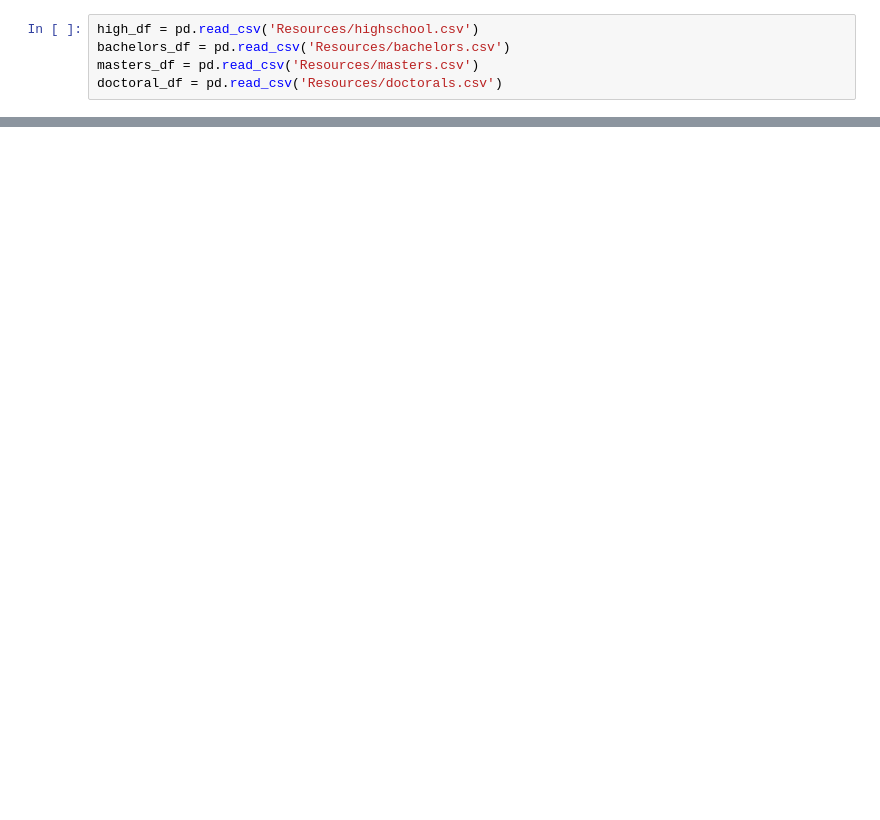
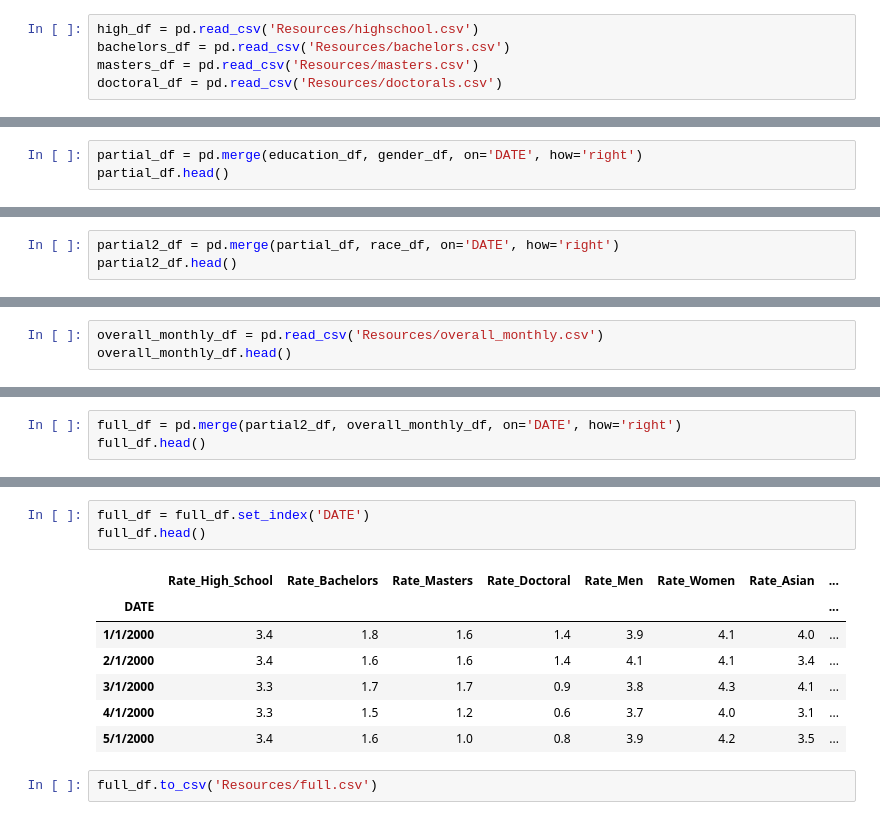
Before and after one commit to echoqshen/Final_project, a Jupyter notebook: CleaningDataAW.ipynb, the cells around one changed output, grey strips where cells are left out. Cells and saved outputs as stored; diff of their text form; blank space fills up the shorter version.

```diff
--- a/CleaningDataAW.ipynb
+++ b/CleaningDataAW.ipynb
@@ -91,0 +92,3 @@ education_df.to_csv('Resources/education.csv')
+# %%
+partial_df = pd.merge(education_df, gender_df, on='DATE', how='right')
+partial_df.head()
@@ -91,0 +102,3 @@ education_df.to_csv('Resources/education.csv')
+# %%
+partial2_df = pd.merge(partial_df, race_df, on='DATE', how='right')
+partial2_df.head()
@@ -91,0 +112,3 @@ education_df.to_csv('Resources/education.csv')
+# %%
+overall_monthly_df = pd.read_csv('Resources/overall_monthly.csv')
+overall_monthly_df.head()
@@ -91,0 +122,3 @@ education_df.to_csv('Resources/education.csv')
+# %%
+full_df = pd.merge(partial2_df, overall_monthly_df, on='DATE', how='right')
+full_df.head()
@@ -91,0 +132,13 @@ education_df.to_csv('Resources/education.csv')
+# %%
+full_df = full_df.set_index('DATE')
+full_df.head()
+# %% [output]
+|  | Rate_High_School | Rate_Bachelors | Rate_Masters | Rate_Doctoral | Rate_Men | Rate_Women | Rate_Asian | ... |
+| DATE |  |  |  |  |  |  |  | ... |
+| 1/1/2000 | 3.4 | 1.8 | 1.6 | 1.4 | 3.9 | 4.1 | 4.0 | ... |
+| 2/1/2000 | 3.4 | 1.6 | 1.6 | 1.4 | 4.1 | 4.1 | 3.4 | ... |
+| 3/1/2000 | 3.3 | 1.7 | 1.7 | 0.9 | 3.8 | 4.3 | 4.1 | ... |
+| 4/1/2000 | 3.3 | 1.5 | 1.2 | 0.6 | 3.7 | 4.0 | 3.1 | ... |
+| 5/1/2000 | 3.4 | 1.6 | 1.0 | 0.8 | 3.9 | 4.2 | 3.5 | ... |
+# %%
+full_df.to_csv('Resources/full.csv')
```
Also changed, not shown: parts of 14 cells of this notebook, 1 other file.
